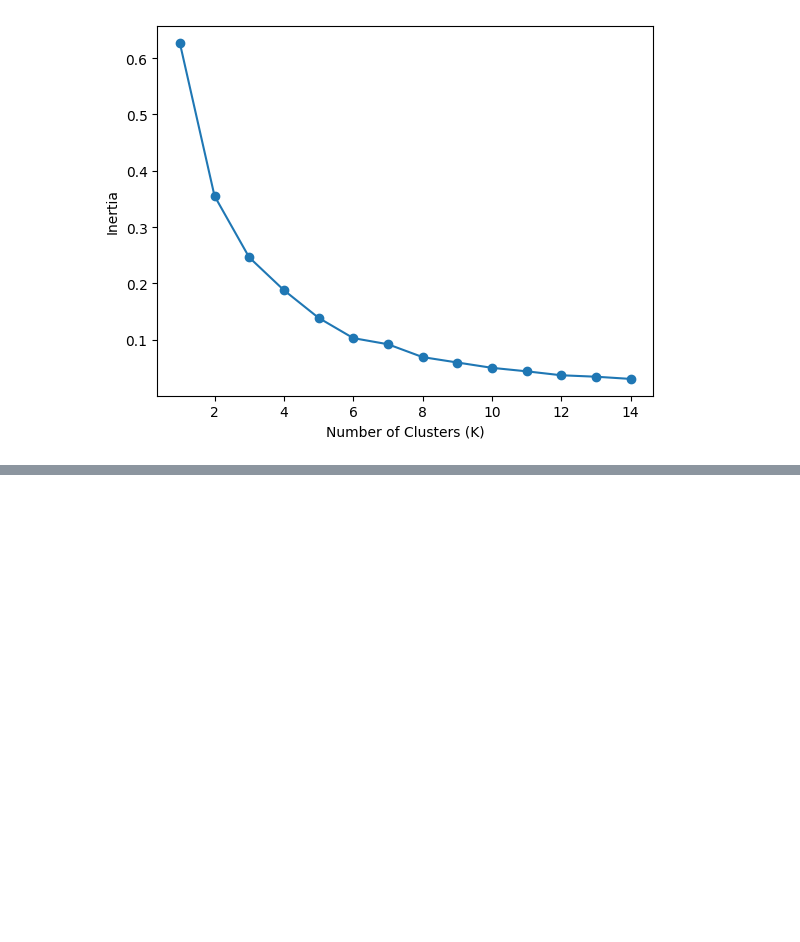
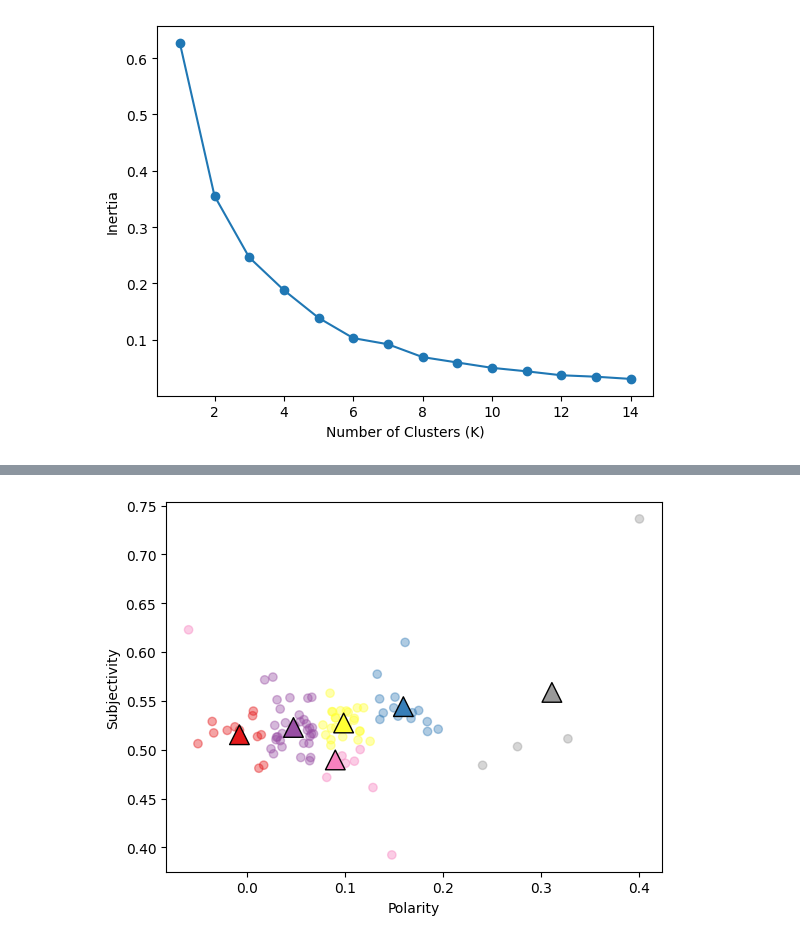
Before and after one commit to astasolin/final_project, a Jupyter notebook: Connor/sentiment.ipynb, the cells around one changed output, grey strips where cells are left out. Saved outputs shown, nothing was run; the diff lists cells and outputs as text; code cells hidden in the pictures; blank space fills up the shorter version.

```diff
--- a/Connor/sentiment.ipynb
+++ b/Connor/sentiment.ipynb
@@ -106,3 +106,7 @@ df_cleaned = calc_and_plot_clusters(df_sentiment,8)
+# %%
+df_cleaned = calc_and_plot_clusters(df_sentiment,6)
+# %% [output]
+[figure, added]
 # %%
 # Count genres
 counts = df_english['track_genre'].value_counts()
```
Also changed, not shown: parts of 4 cells of this notebook, 4 other files.
